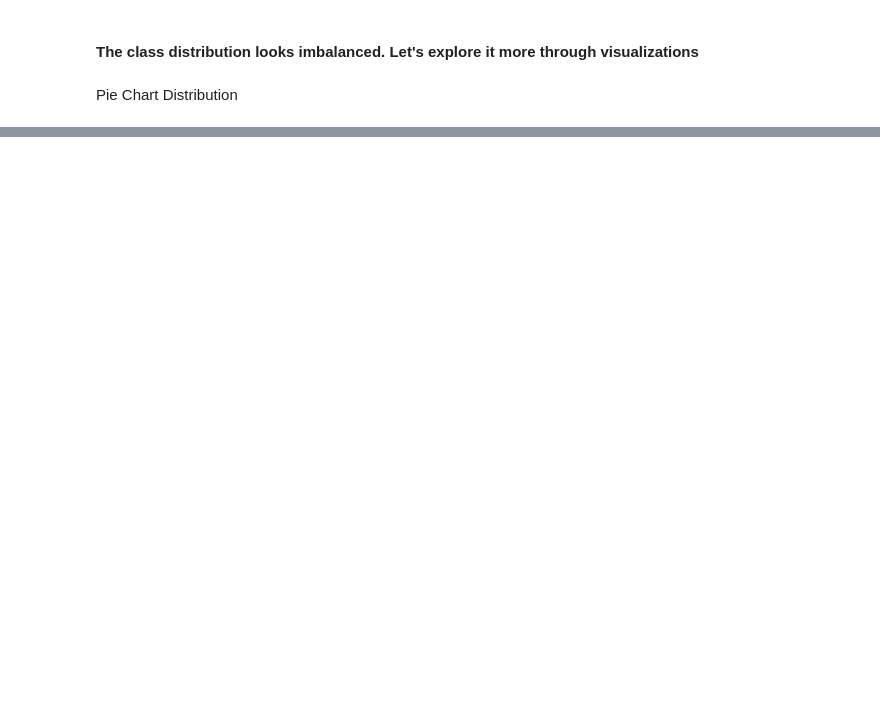
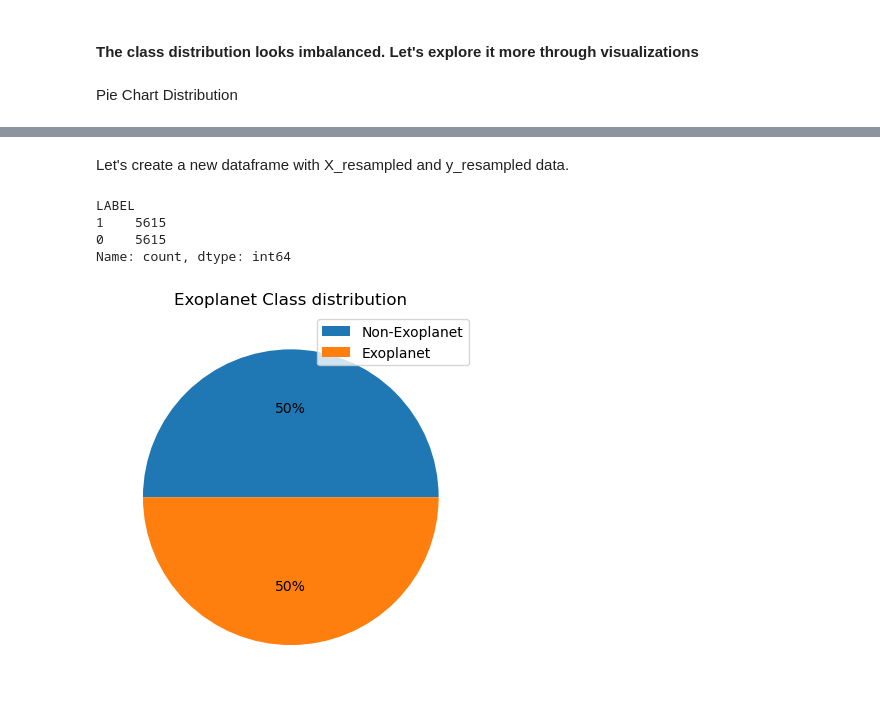
Before and after one commit to shekar-raja/exoplanet-detection-system-ml, a Jupyter notebook: Exoplanet Detection System.ipynb, the cells around one changed output, grey strips where cells are left out. Drawn from its saved outputs; the diff is of its cells as text; code cells hidden in the pictures; blank space fills up the shorter version.

```diff
--- a/Exoplanet Detection System.ipynb
+++ b/Exoplanet Detection System.ipynb
@@ -121,0 +223,27 @@ plt.show()
+# %% [markdown]
+Let's create a new dataframe with X_resampled and y_resampled data.
+# %%
+# Converting the resampled data into pandas DataFrame
+X_new = pd.DataFrame(X_resampled, columns=X.columns)
+y_new = pd.DataFrame(y_resampled, columns=["LABEL"])
+
+# Combining both dataframes
+resampled_df = pd.concat([X_new, y_new], axis=1)
+
+resampled_df["LABEL"].value_counts()
+# %% [output]
+LABEL
+1    5615
+0    5615
+Name: count, dtype: int64
+# %%
+# Visulization #3 :- Plotting class distribution using pie chart after resampling
+fig, ax = plt.subplots()
+labels=["Non-Exoplanet", "Exoplanet"]
+
+ax.pie(resampled_df["LABEL"].value_counts(), autopct='%.0f%%');
+plt.title("Exoplanet Class distribution");
+plt.legend(labels=labels)
+plt.show();
+# %% [output]
+[figure, added]
```
Also changed, not shown: parts of 34 cells of this notebook.
